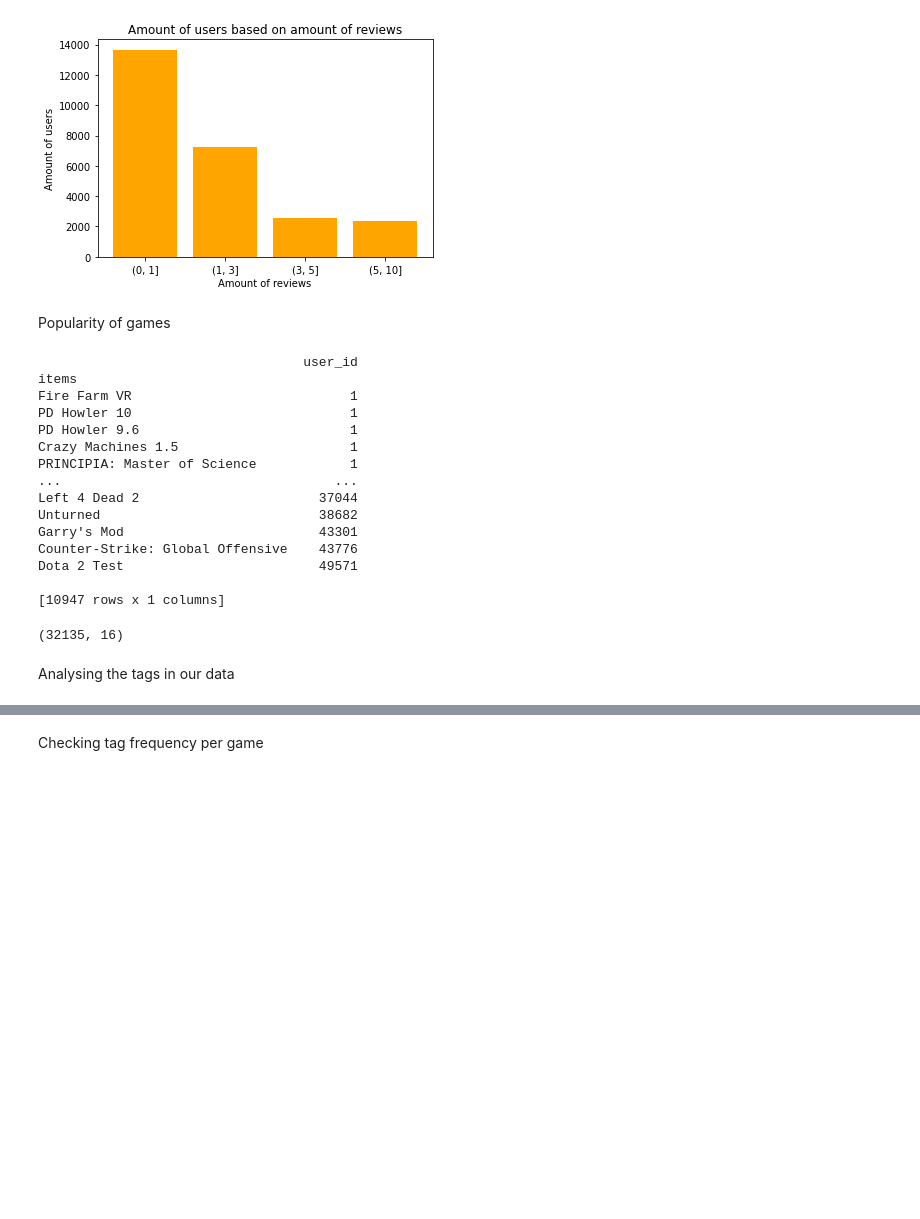
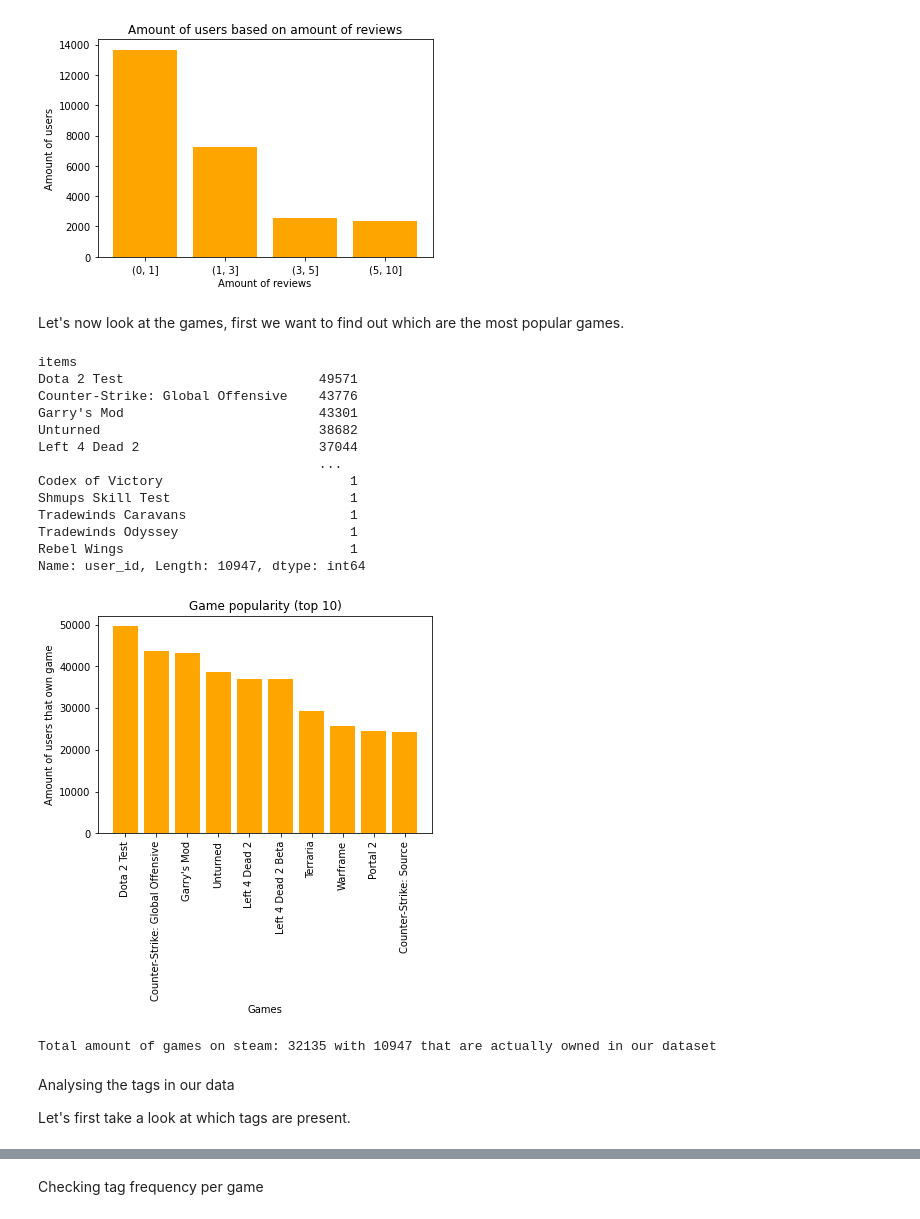
Before and after one commit to lderoeck/AI-Project, a Jupyter notebook: data_analysis.ipynb, the cells around one changed output, grey strips where cells are left out. Saved outputs shown, nothing was run; the diff lists cells and outputs as text; code cells hidden in the pictures; blank space fills up the shorter version.

```diff
--- a/data_analysis.ipynb
+++ b/data_analysis.ipynb
@@ -91,37 +93,47 @@ plt.show()
 
 [25799 rows x 2 columns]
 [figure]
-# %% [markdown]
-Popularity of games
+# %% [markdown]
+Let's now look at the games, first we want to find out which are the most popular games.
 # %%
 game_popularity = user_items[["user_id", "items"]]
 game_popularity = game_popularity.explode("items", ignore_index=True)
 game_popularity.dropna(inplace=True)
 game_popularity["items"] = game_popularity["items"].apply(lambda x: x["item_name"])
 game_popularity = game_popularity.groupby("items").count()
-print(game_popularity.sort_values("user_id"))
+game_popularity = game_popularity.sort_values("user_id", ascending=False)["user_id"]
+
+print(game_popularity)
+
+plt.bar(game_popularity[:10].index, game_popularity[:10].values, color="orange")
+plt.tick_params(axis="x", rotation=90)
+plt.title("Game popularity (top 10)")
+plt.xlabel("Games")
+plt.ylabel("Amount of users that own game")
+plt.show()
 # %% [output]
-                                  user_id
 items
-Fire Farm VR                            1
-PD Howler 10                            1
-PD Howler 9.6                           1
-Crazy Machines 1.5                      1
-PRINCIPIA: Master of Science            1
-...                                   ...
+Dota 2 Test                         49571
+Counter-Strike: Global Offensive    43776
+Garry's Mod                         43301
+Unturned                            38682
 Left 4 Dead 2                       37044
-Unturned                            38682
-Garry's Mod                         43301
-Counter-Strike: Global Offensive    43776
-Dota 2 Test                         49571
-
-[10947 rows x 1 columns]
+                                    ...
+Codex of Victory                        1
+Shmups Skill Test                       1
+Tradewinds Caravans                     1
+Tradewinds Odyssey                      1
+Rebel Wings                             1
+Name: user_id, Length: 10947, dtype: int64
+[figure, added]
-# %%
-print(steam_games.shape)
-# %% [output]
-(32135, 16)
+# %%
+print(f"Total amount of games on steam: {steam_games.shape[0]} with {game_popularity.shape[0]} that are actually owned in our dataset")
+# %% [output]
+Total amount of games on steam: 32135 with 10947 that are actually owned in our dataset
 # %% [markdown]
 Analysing the tags in our data
+
+Let's first take a look at which tags are present.
 # %%
 game_tags = steam_games[["app_name", "genres", "tags", "specs"]].copy()
 
```
Also changed, not shown: parts of 7 cells of this notebook.
